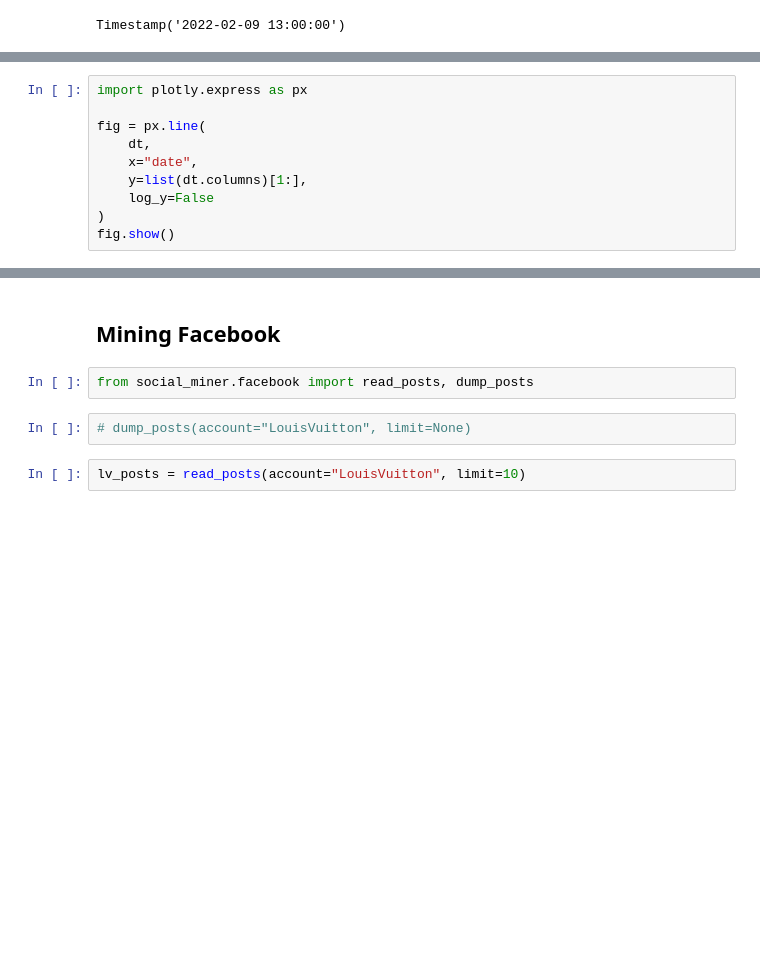
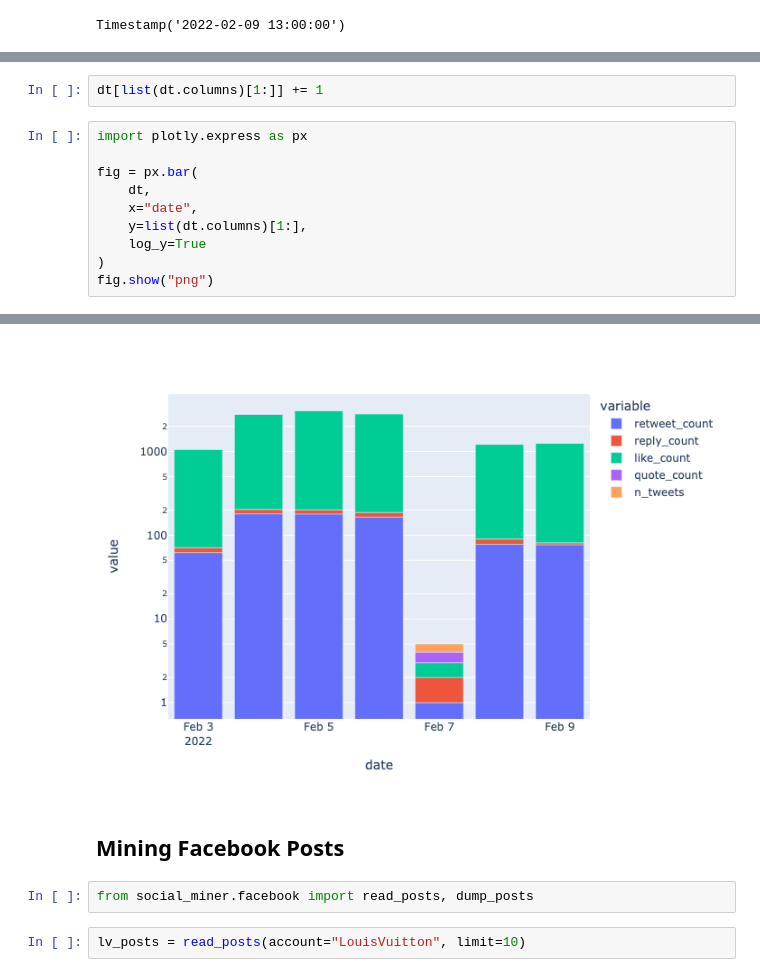
Before and after one commit to migduroli/social-and-web-analytics, a Jupyter notebook: inclass-material/04-mining-brand.ipynb, the cells around one changed output, grey strips where cells are left out. Drawn from its saved outputs; the diff is of its cells as text; blank space fills up the shorter version.

```diff
--- a/inclass-material/04-mining-brand.ipynb
+++ b/inclass-material/04-mining-brand.ipynb
@@ -234,11 +262,13 @@ dt
+# %%
+dt[list(dt.columns)[1:]] += 1
 # %%
 import plotly.express as px
 
-fig = px.line(
+fig = px.bar(
     dt,
     x="date",
     y=list(dt.columns)[1:],
-    log_y=False
+    log_y=True
 )
-fig.show()
+fig.show("png")
 # %% [output]
@@ -246,9 +275,8 @@ fig.show()
+[figure, added]
-# %% [markdown]
-## Mining Facebook
+# %% [markdown]
+## Mining Facebook Posts
 # %%
 from social_miner.facebook import read_posts, dump_posts
-# %%
-# dump_posts(account="LouisVuitton", limit=None)
 # %%
 lv_posts = read_posts(account="LouisVuitton", limit=10)
 # %%
```
Also changed, not shown: parts of 24 cells of this notebook.
